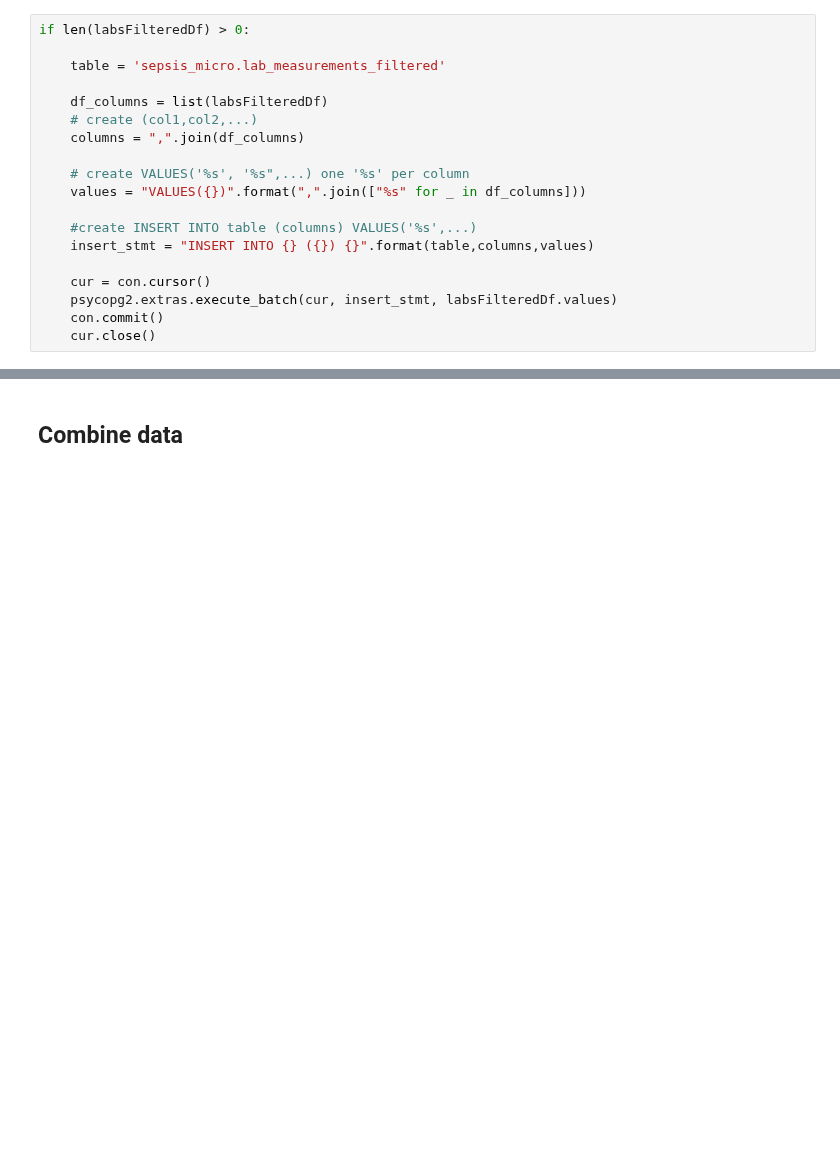
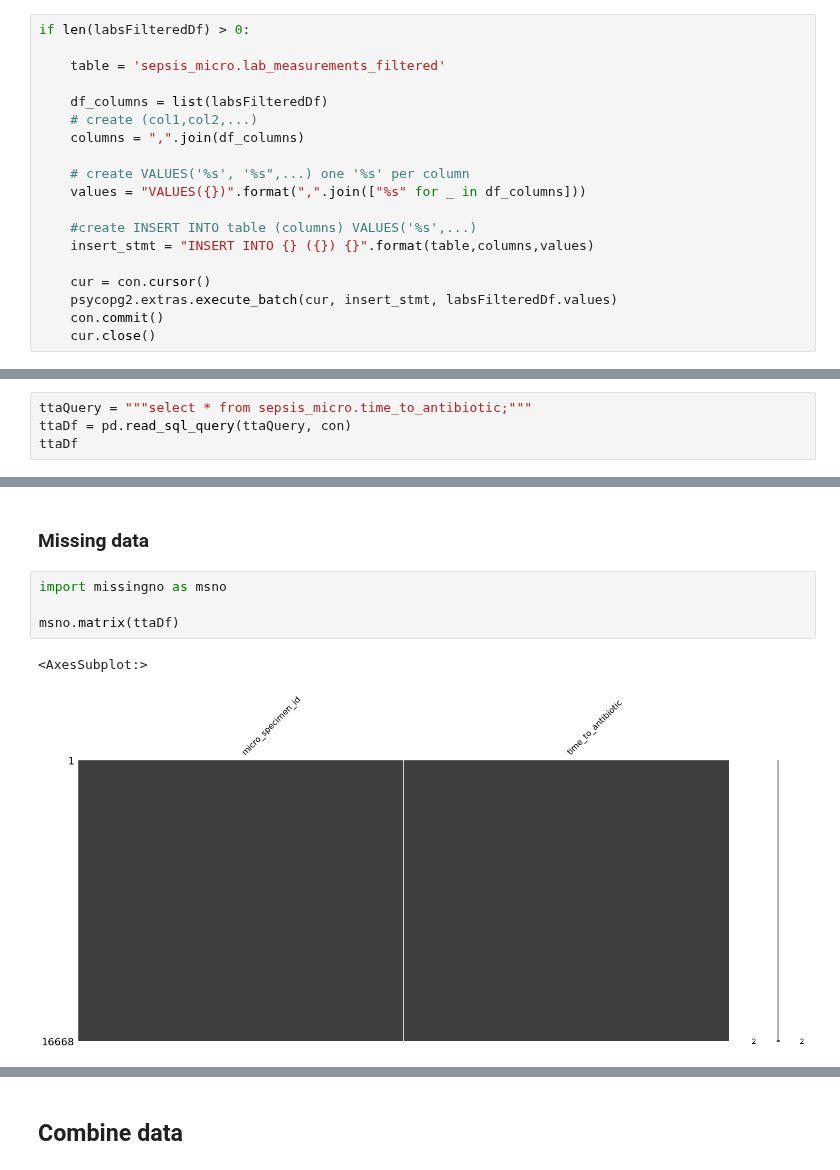
Before and after one commit to ryashpal/ML, a Jupyter notebook: mortality/sepsis_micro/03_preprocess.ipynb, the cells around one changed output, grey strips where cells are left out. Drawn from its saved outputs; the diff is of its cells as text; blank space fills up the shorter version.

```diff
--- a/mortality/sepsis_micro/03_preprocess.ipynb
+++ b/mortality/sepsis_micro/03_preprocess.ipynb
@@ -313,0 +318,4 @@ if len(labsFilteredDf) > 0:
+# %%
+ttaQuery = """select * from sepsis_micro.time_to_antibiotic;"""
+ttaDf = pd.read_sql_query(ttaQuery, con)
+ttaDf
@@ -313,0 +336,9 @@ if len(labsFilteredDf) > 0:
+# %% [markdown]
+### Missing data
+# %%
+import missingno as msno
+
+msno.matrix(ttaDf)
+# %% [output]
+<AxesSubplot:>
+[figure, added]
```
Also changed, not shown: parts of 9 cells of this notebook, 13 other files.
